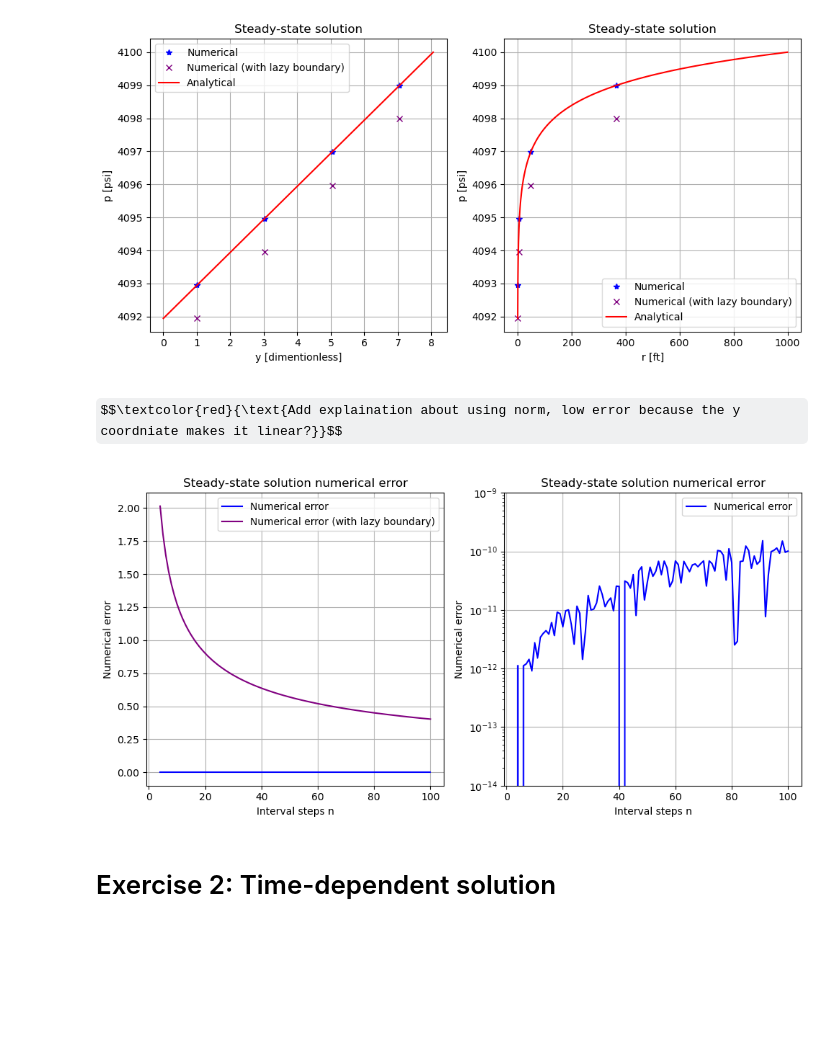
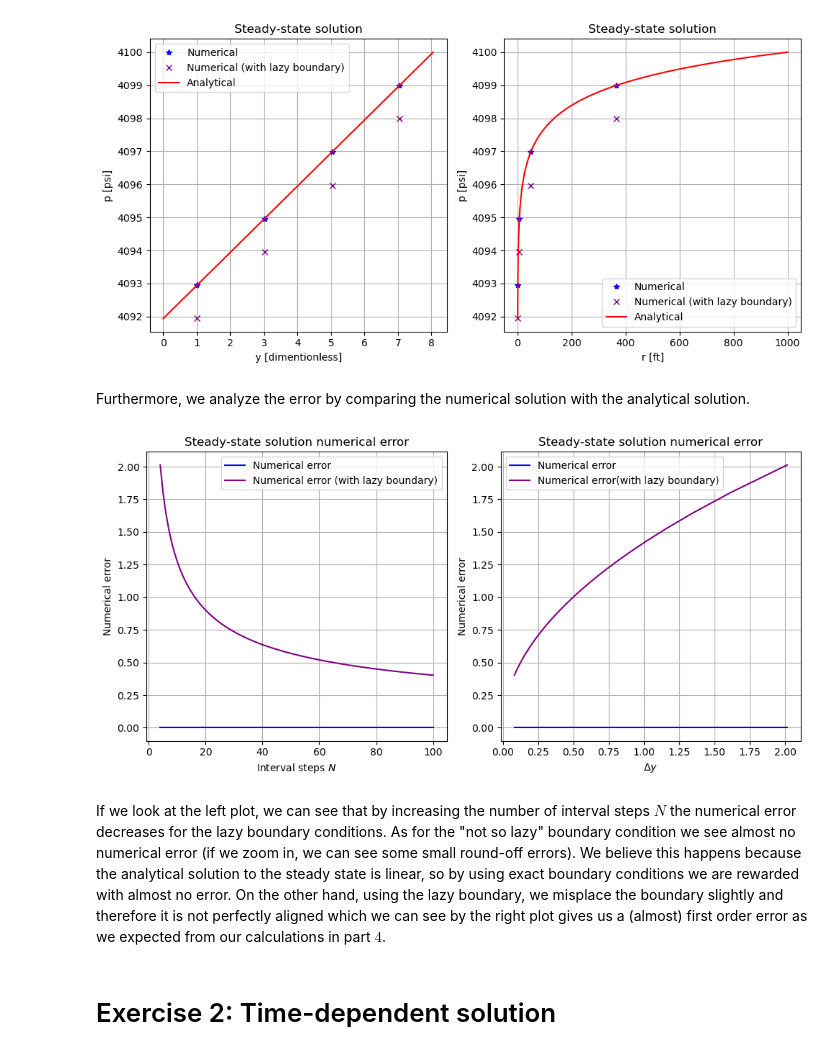
Before and after one commit to simengaasland/MOD510-Projects, a Jupyter notebook: Project 2/Project2_Report.ipynb, the cells around one changed output. Drawn from its saved outputs; the diff is of its cells as text; code cells hidden in the pictures; some formulas as TeX source; blank space fills up the shorter version.

```diff
--- a/Project 2/Project2_Report.ipynb
+++ b/Project 2/Project2_Report.ipynb
@@ -292,11 +291,11 @@ def numerical(alpha, y_e, delta_y, p_e, n, lazy = False):
 # %% [markdown]
 From **appendix B** we have used the default model input parameters.
 # %%
-n = 4 #Number of cells/points
+N = 4 #Number of cells/points
 alpha = 1 #Set = 1 for this exercise
 p_init = p_e  = 4100 #Initial pressure at edge of reservoir [psi]
 r_w = 0.318 #Well radius [ft]
 r_e = 1000.0 #Outer reservoir radius [psi]
 y_e = np.log(r_e / r_w) #Coordinate change r_e --> y_e [dimention less]
-delta_y = y_e/n #Interval size
+delta_y = y_e/N #Interval size
 # %% [markdown]
@@ -305,8 +304,8 @@ Before we plot the solution, we first invert equation $(11)$ using equation $(15
 import matplotlib.pyplot as plt
 
 #Numerical solution
-p, _ = numerical(alpha, y_e, delta_y, p_e, n, lazy = False)
-p_lazy, y = numerical(alpha, y_e, delta_y, p_e, n, lazy = True)
+p, _ = numerical(alpha, y_e, delta_y, p_e, N, lazy = False)
+p_lazy, y = numerical(alpha, y_e, delta_y, p_e, N, lazy = True)
 
 #Analytical solution
 ya = np.linspace(0, y_e, 1000)
@@ -316,7 +315,7 @@ pa = analytical(ya, alpha, y_e, p_init)
 r = r_w * np.exp(y)
 ra = r_w * np.exp(ya)
 
-#Plotting
+#Plotting with coordinate transformation
 fig, ax = plt.subplots(1,2,figsize=(10,5))
 ax[0].plot(y,p,'*', color = 'blue', label='Numerical')
 ax[0].plot(y,p_lazy,'x', color = 'purple', label='Numerical (with lazy boundary)')
@@ -327,6 +326,7 @@ ax[0].set_ylabel('p [psi]')
 ax[0].set_title('Steady-state solution')
 ax[0].grid()
 
+#Plotting with real physical coordinates
 ax[1].plot(r,p,'*', color = 'blue', label='Numerical')
 ax[1].plot(r,p_lazy,'x', color = 'purple', label='Numerical (with lazy boundary)')
 ax[1].plot(ra,pa, color = 'red', label='Analytical')
@@ -340,43 +340,49 @@ plt.show()
 # %% [output]
 [figure]
 # %% [markdown]
-$$\textcolor{red}{\text{Add explaination about using norm, low error because the y coordniate makes it linear?}}$$
+Furthermore, we analyze the error by comparing the numerical solution with the analytical solution.
 # %%
+#Initializing
 error_lazy = []
 error = []
 ns = np.linspace(4, 100, 100).astype(int)
+dys = []
 
-for i, n in enumerate(ns):
-    delta_y = y_e/n
-    p, _ = numerical(alpha, y_e, delta_y, p_e, n, lazy = False)
-    p_lazy, y = numerical(alpha, y_e, delta_y, p_e, n, lazy = True)
+#Calculation different errors with differnt values for N
+for i, N in enumerate(ns):
+    delta_y = y_e/N
+    p, _ = numerical(alpha, y_e, delta_y, p_e, N, lazy = False)
+    p_lazy, y = numerical(alpha, y_e, delta_y, p_e, N, lazy = True)
     pa = analytical(y, alpha, y_e, p_init)
     error.append(np.linalg.norm(pa - p))
     error_lazy.append(np.linalg.norm(pa - p_lazy))
+    dys.append(delta_y)
 
-#Plotting
+#Plotting error over interval steps N
 fig, ax = plt.subplots(1,2,figsize=(10,5))
 ax[0].plot(ns,error,'-', color = 'blue', label='Numerical error')
 ax[0].plot(ns,error_lazy,'-', color = 'purple', label='Numerical error (with lazy boundary)')
 ax[0].legend()
-ax[0].set_xlabel('Interval steps n')
+ax[0].set_xlabel('Interval steps $N$')
 ax[0].set_ylabel('Numerical error')
 ax[0].set_title('Steady-state solution numerical error')
 ax[0].grid()
 
-ax[1].plot(ns,error,'-', color = 'blue', label='Numerical error')
+#Plotting error over delta_y
+ax[1].plot(dys, error,'-', color = 'blue', label='Numerical error')
+ax[1].plot(dys, error_lazy,'-', color = 'purple', label='Numerical error(with lazy boundary)')
 ax[1].legend()
-ax[1].set_xlabel('Interval steps n')
+ax[1].set_xlabel(r'$\Delta y$')
 ax[1].set_ylabel('Numerical error')
 ax[1].set_title('Steady-state solution numerical error')
-ax[1].set_yscale('log')
-ax[1].set_ylim(1e-14, 1e-9)
 ax[1].grid()
 
 fig.tight_layout()
 plt.show()
 # %% [output]
-[figure, old version]
+[figure, new version]
+# %% [markdown]
+If we look at the left plot, we can see that by increasing the number of interval steps $N$ the numerical error decreases for the lazy boundary conditions. As for the "not so lazy" boundary condition we see almost no numerical error (if we zoom in, we can see some small round-off errors). We believe this happens because the analytical solution to the steady state is linear, so by using exact boundary conditions we are rewarded with almost no error. On the other hand, using the lazy boundary, we misplace the boundary slightly and therefore it is not perfectly aligned which we can see by the right plot gives us a (almost) first order error as we expected from our calculations in part $4$.
 # %% [markdown]
 # Exercise 2: Time-dependent solution
 # %% [markdown]
```
Also changed, not shown: parts of 35 cells of this notebook.
